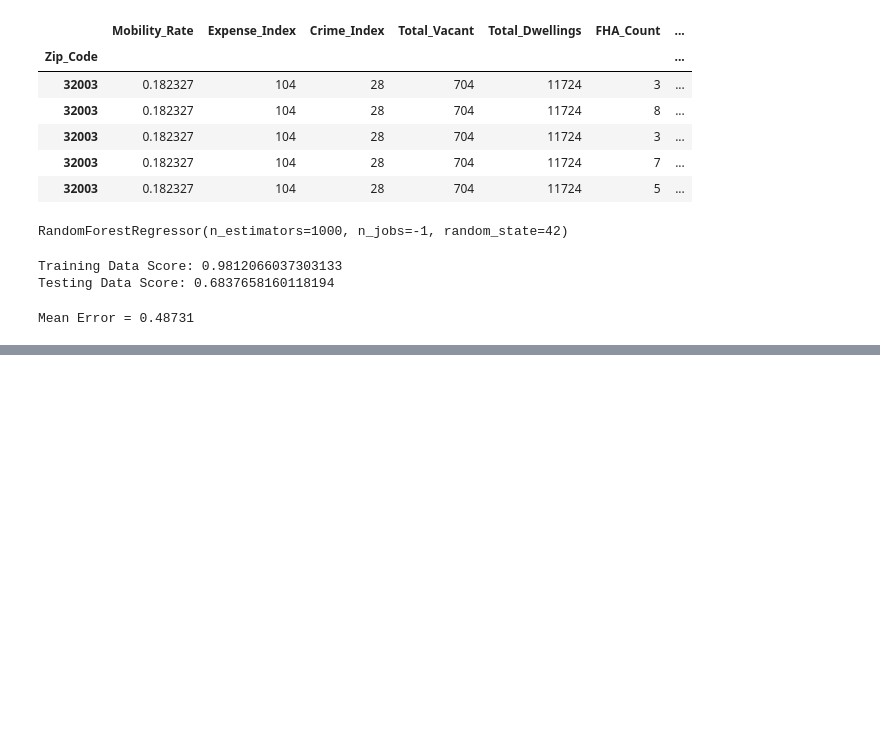
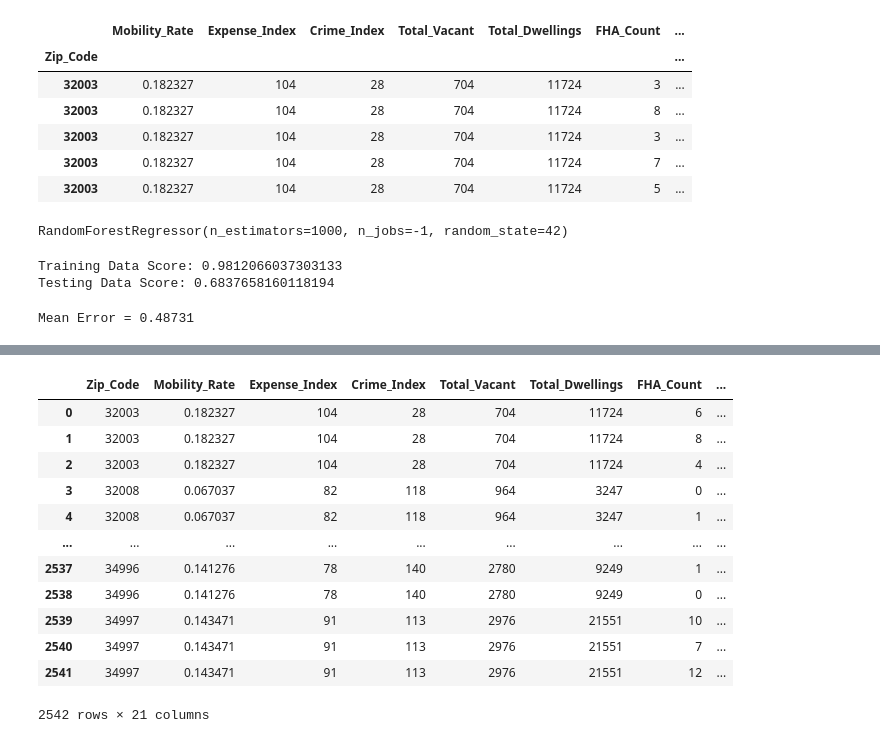
Before and after one commit to FinalProject-2021/Housing_Valuation, a Jupyter notebook: random_forest_regressor_am.ipynb, the cells around one changed output, grey strips where cells are left out. Drawn from its saved outputs; the diff is of its cells as text; code cells hidden in the pictures; blank space fills up the shorter version.

```diff
--- a/random_forest_regressor_am.ipynb
+++ b/random_forest_regressor_am.ipynb
@@ -336,3 +455,6 @@ rf_pred_ts = rf_regr_3.predict(ts_X_test)
 print('Mean Error = %.5f' % np.sqrt(mean_squared_log_error(ts_y_test, rf_pred_ts)))
 # %% [output]
 Mean Error = 0.48731
+# %%
+output_ts = pd.DataFrame({'Predicted':rf_pred_ts, 'Actual': ts_y_test})
+output_ts.shape
@@ -338,0 +463,4 @@ Mean Error = 0.48731
+# %%
+# Calculate mean error for each row and add to new column
+output_ts['RMSLE'] = (np.sqrt(mean_squared_log_error(output_ts['Actual'], output_ts['Predicted'])))
+output_ts
@@ -338,0 +481,3 @@ Mean Error = 0.48731
+# %%
+output_ts['% Error'] = abs(output_ts['Predicted'] - output_ts['Actual']) / output_ts['Actual'] * 100
+output_ts
@@ -338,0 +498,21 @@ Mean Error = 0.48731
+# %%
+ts_X_test.reset_index(inplace=True)
+output_ts.reset_index(inplace=True)
+
+ts_final = pd.concat((ts_X_test, output_ts), axis=1)
+
+ts_final
+# %% [output]
+|  | Zip_Code | Mobility_Rate | Expense_Index | Crime_Index | Total_Vacant | Total_Dwellings | FHA_Count | ... |
+| 0 | 32003 | 0.182327 | 104 | 28 | 704 | 11724 | 6 | ... |
+| 1 | 32003 | 0.182327 | 104 | 28 | 704 | 11724 | 8 | ... |
+| 2 | 32003 | 0.182327 | 104 | 28 | 704 | 11724 | 4 | ... |
+| 3 | 32008 | 0.067037 | 82 | 118 | 964 | 3247 | 0 | ... |
+| 4 | 32008 | 0.067037 | 82 | 118 | 964 | 3247 | 1 | ... |
+| ... | ... | ... | ... | ... | ... | ... | ... | ... |
+| 2537 | 34996 | 0.141276 | 78 | 140 | 2780 | 9249 | 1 | ... |
+| 2538 | 34996 | 0.141276 | 78 | 140 | 2780 | 9249 | 0 | ... |
+| 2539 | 34997 | 0.143471 | 91 | 113 | 2976 | 21551 | 10 | ... |
+| 2540 | 34997 | 0.143471 | 91 | 113 | 2976 | 21551 | 7 | ... |
+| 2541 | 34997 | 0.143471 | 91 | 113 | 2976 | 21551 | 12 | ... |
+2542 rows × 21 columns
```
Also changed, not shown: parts of 13 cells of this notebook, 2 other files.
